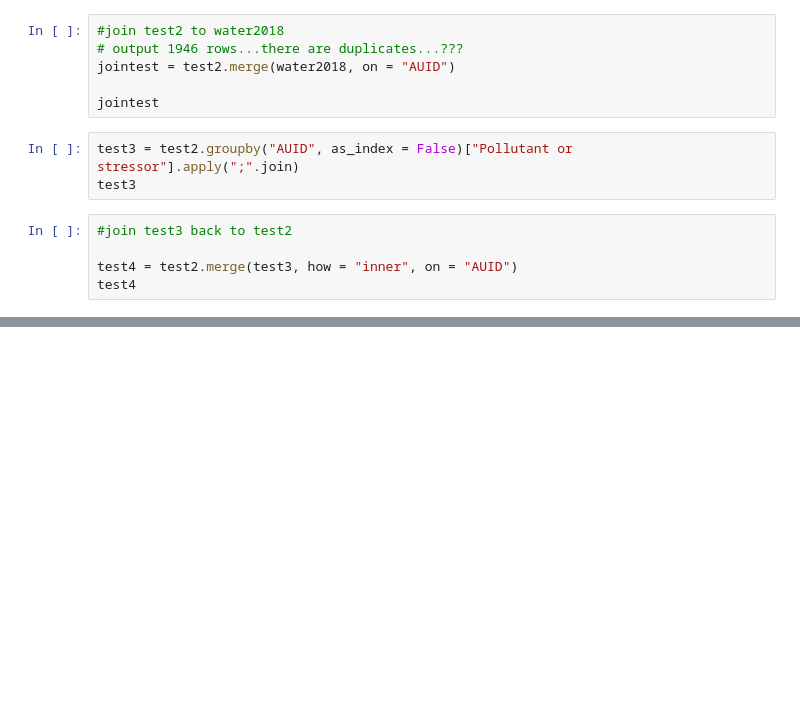
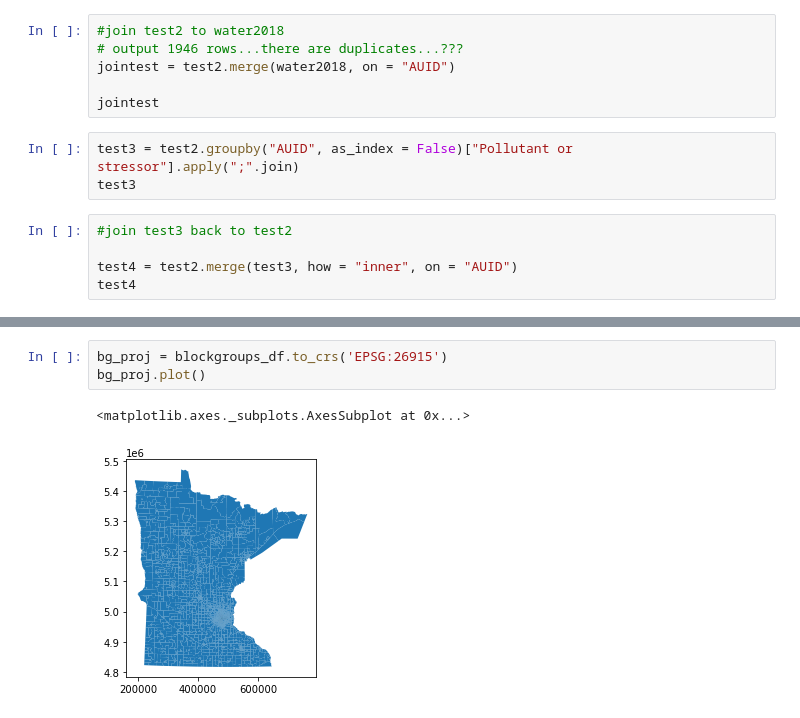
Before and after one commit to dunn96/UMN-GIS5578-Project, a Jupyter notebook: WaterDataTestNotebook.ipynb, the cells around one changed output, grey strips where cells are left out. Drawn from its saved outputs; the diff is of its cells as text; blank space fills up the shorter version.

```diff
--- a/WaterDataTestNotebook.ipynb
+++ b/WaterDataTestNotebook.ipynb
@@ -71,0 +201,6 @@ test4
+# %%
+bg_proj = blockgroups_df.to_crs('EPSG:26915')
+bg_proj.plot()
+# %% [output]
+<matplotlib.axes._subplots.AxesSubplot at 0x...>
+[figure, added]
```
Also changed, not shown: parts of 12 cells of this notebook, 2 other files.
